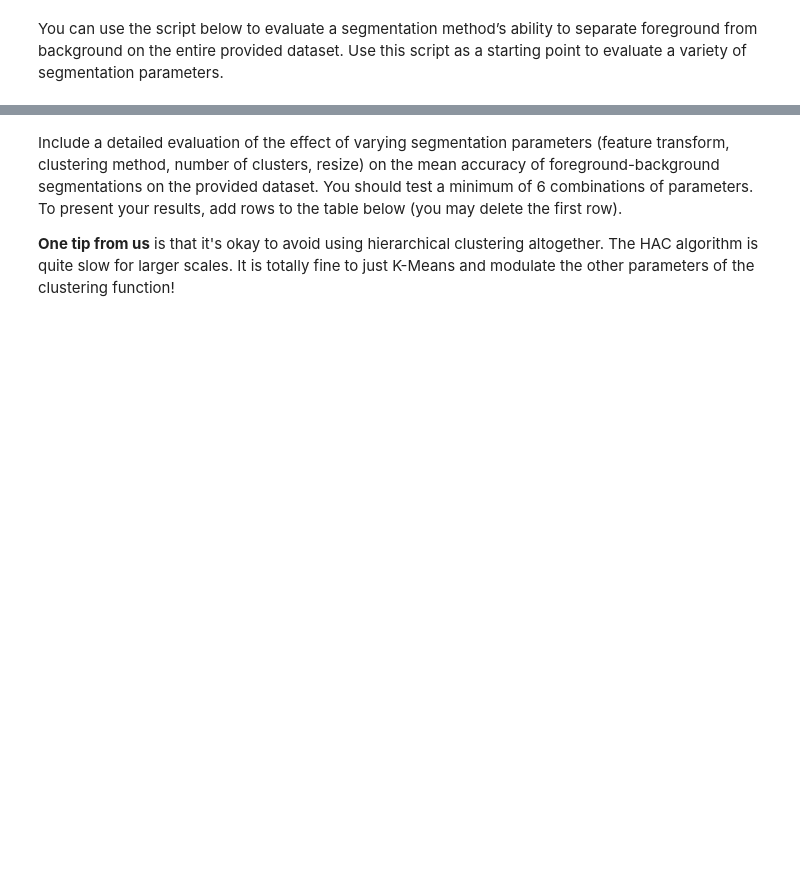
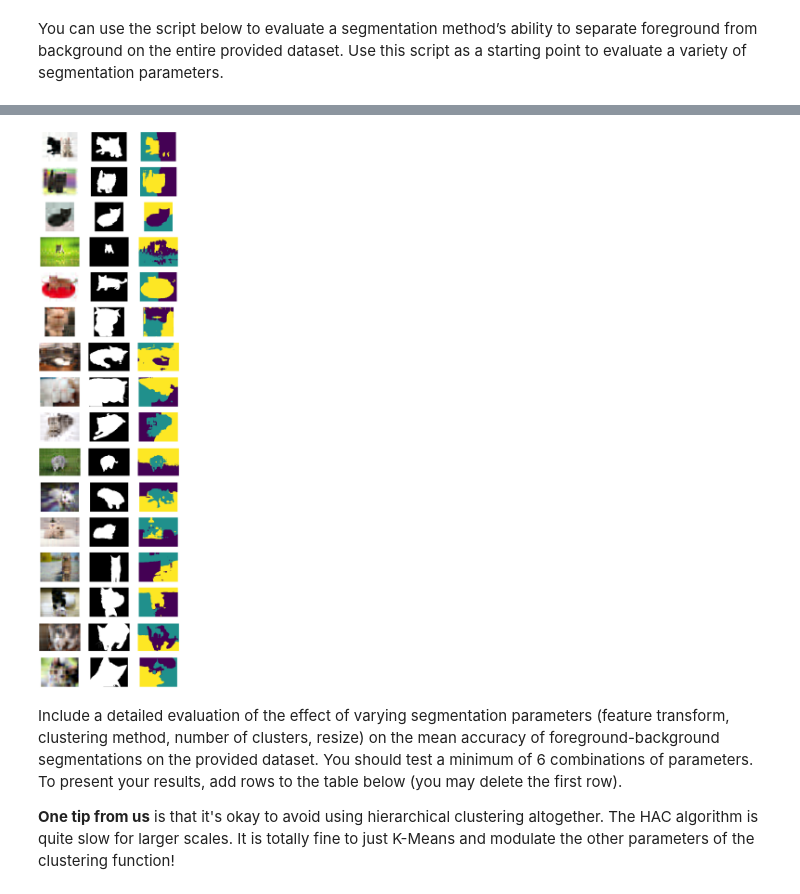
Before and after one commit to rbmuk/Homework, a Jupyter notebook: CSE455/assignment3_colab/Segmentation.ipynb, the cells around one changed output, grey strips where cells are left out. Saved outputs shown, nothing was run; the diff lists cells and outputs as text; code cells hidden in the pictures; blank space fills up the shorter version.

```diff
--- a/CSE455/assignment3_colab/Segmentation.ipynb
+++ b/CSE455/assignment3_colab/Segmentation.ipynb
@@ -300,5 +327,17 @@ plt.show()
 # %% [markdown]
 You can use the script below to evaluate a segmentation method’s ability to separate foreground from background on the entire provided dataset. Use this script as a starting point to evaluate a variety of segmentation parameters.
+# %%
+from scipy.sparse.linalg import svds
+
+def low_rank_approximation_to_channel(channel, k):
+    U, S, Vt = svds(channel, k)
+    return U @ np.diag(S) @ Vt
+
+def low_rank_approximation(img, k):
+    img = img.astype(np.float64) / 255.0
+    approx = np.dstack([low_rank_approximation_to_channel(img[:, :, i], k) for i in range(3)])
+    approx = np.clip(approx, 0, 1) * 255.0
+    return approx.round().astype(np.uint8)
 # %%
 from utils import load_dataset, compute_segmentation
 from segmentation import evaluate_segmentation
@@ -307,16 +346,24 @@ from segmentation import evaluate_segmentation
 imgs, gt_masks = load_dataset('./data')
 
 # Set the parameters for segmentation.
+# testing: 3, 5, 7
 num_segments = 3
 clustering_fn = kmeans_fast
-feature_fn = color_features
+# testing: color_features, color_position_features
+feature_fn = color_position_features
+# testing: 0.25, 0.5, 0.75
 scale = 0.5
 
 mean_accuracy = 0.0
 
 segmentations = []
 
+k = 5
+
 for i, (img, gt_mask) in enumerate(zip(imgs, gt_masks)):
+    # low-rank approx of the image
+    img = low_rank_approximation(img, k)
+
     # Compute a segmentation for this image
     segments = compute_segmentation(img, num_segments,
                                     clustering_fn=clustering_fn,
@@ -336,23 +401,25 @@ print('Mean accuracy: %0.4f' % mean_accuracy)
 # %%
 # Visualize segmentation results
 
 N = len(imgs)
 plt.figure(figsize=(15,60))
 for i in range(N):
 
     plt.subplot(N, 3, (i * 3) + 1)
-    plt.imshow(imgs[i])
+    plt.imshow(low_rank_approximation(imgs[i], k))
     plt.axis('off')
 
     plt.subplot(N, 3, (i * 3) + 2)
     plt.imshow(gt_masks[i])
     plt.axis('off')
 
     plt.subplot(N, 3, (i * 3) + 3)
     plt.imshow(segmentations[i], cmap='viridis')
     plt.axis('off')
 
 plt.show()
+# %% [output]
+[figure, added]
 # %% [markdown]
 Include a detailed evaluation of the effect of varying segmentation parameters (feature transform, clustering method, number of clusters, resize) on the mean accuracy of foreground-background segmentations on the provided dataset. You should test a minimum of 6 combinations of parameters. To present your results, add rows to the table below (you may delete the first row).
 
```
Also changed, not shown: parts of 18 cells of this notebook, 2 other files.
